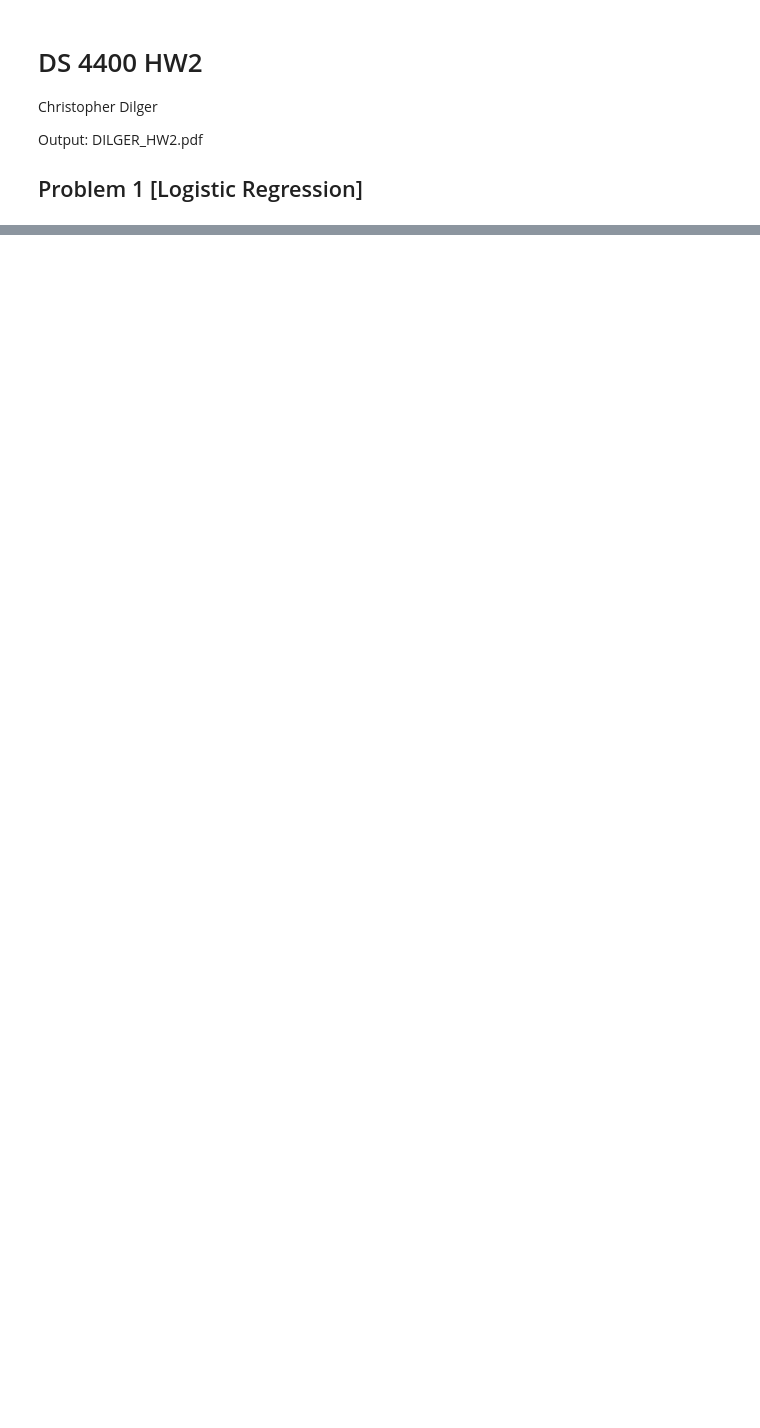
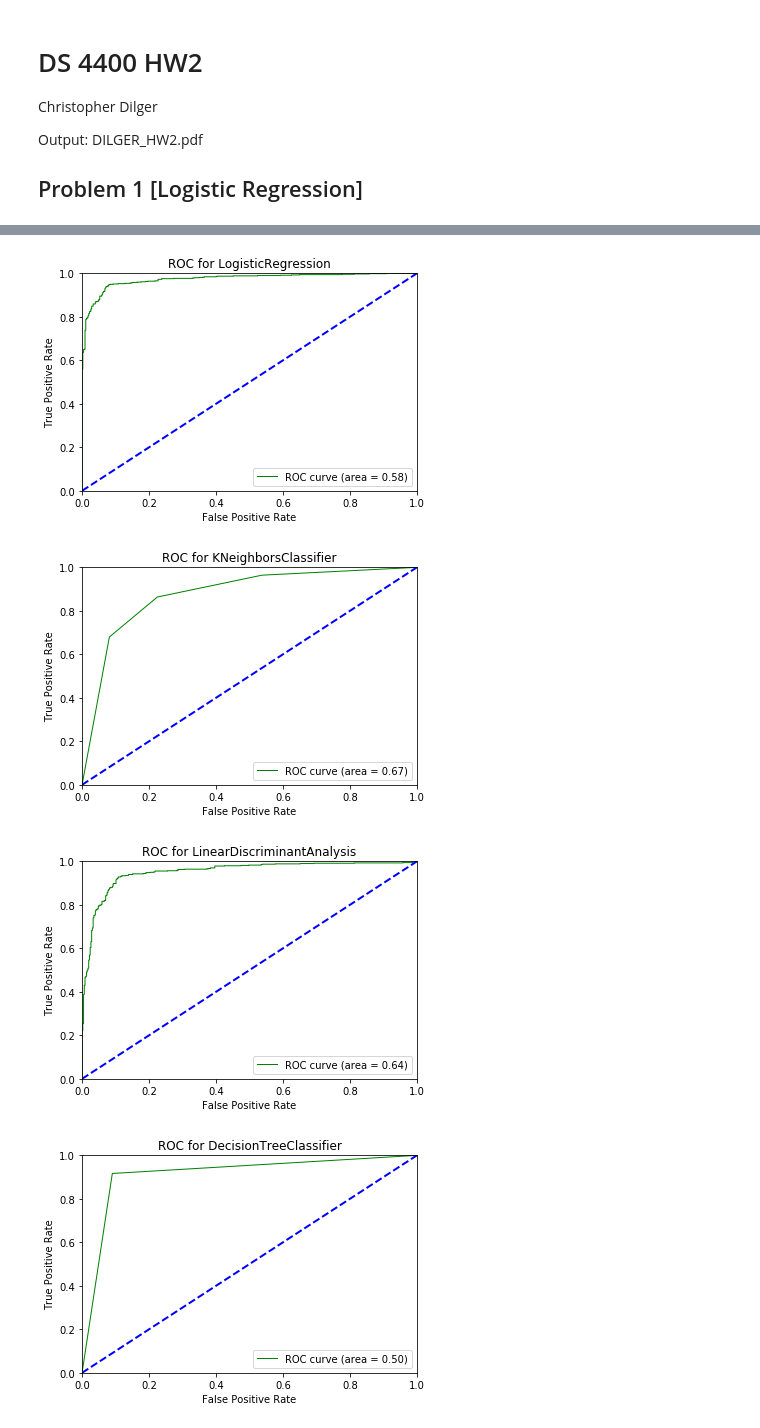
Before and after one commit to cdilga/DS4400, a Jupyter notebook: DS4400_HW2/DS4400 HW2.ipynb, the cells around one changed output, grey strips where cells are left out. Saved outputs shown, nothing was run; the diff lists cells and outputs as text; code cells hidden in the pictures; blank space fills up the shorter version.

```diff
--- a/DS4400_HW2/DS4400 HW2.ipynb
+++ b/DS4400_HW2/DS4400 HW2.ipynb
@@ -61,0 +164,9 @@ $$Precision = 0.9020\\ Recall = 0.8920704845814978 \\ Accuracy = 0.9191304347826
+# %%
+knn = KNeighborsClassifier(3)
+knn.fit(train.x, train.y)
+
+for model in [lg, knn, lda, dt]:
+    cm = confusion_matrix(model.predict(test.x), test.y)
+    tn, fp, fn, tp = cm.ravel()
+    acc = (tp+tn)/np.sum(cm.ravel())
+    print("{} \n Model accuracy = {:.4f}, error = {:.4f}\n".format(str(model).split('(')[0], acc, 1- acc ))
@@ -61,0 +189,22 @@ $$Precision = 0.9020\\ Recall = 0.8920704845814978 \\ Accuracy = 0.9191304347826
+# %%
+from sklearn.metrics import roc_curve, auc
+
+for model in [lg, knn, lda, dt]:
+    probs = model.predict_proba(test.x)
+    tpr, fpr, threshold = roc_curve(test.y, probs[:,0])
+    plt.figure()
+    plt.plot(fpr, tpr, color='green',
+             lw=1, label='ROC curve (area = %0.2f)' % auc(test.y, probs[:,0]))
+    plt.plot([0, 1], [0, 1], color='blue', lw=2, linestyle='--')
+    plt.xlim([0.0, 1.0])
+    plt.ylim([0.0, 1.0])
+    plt.xlabel('False Positive Rate')
+    plt.ylabel('True Positive Rate')
+    plt.title('ROC for {}'.format(str(model).split('(')[0]))
+    plt.legend(loc="lower right")
+    plt.show()
+# %% [output]
+[figure, added]
+[figure, added]
+[figure, added]
+[figure, added]
```
Also changed, not shown: parts of 10 cells of this notebook, 3 other files.
